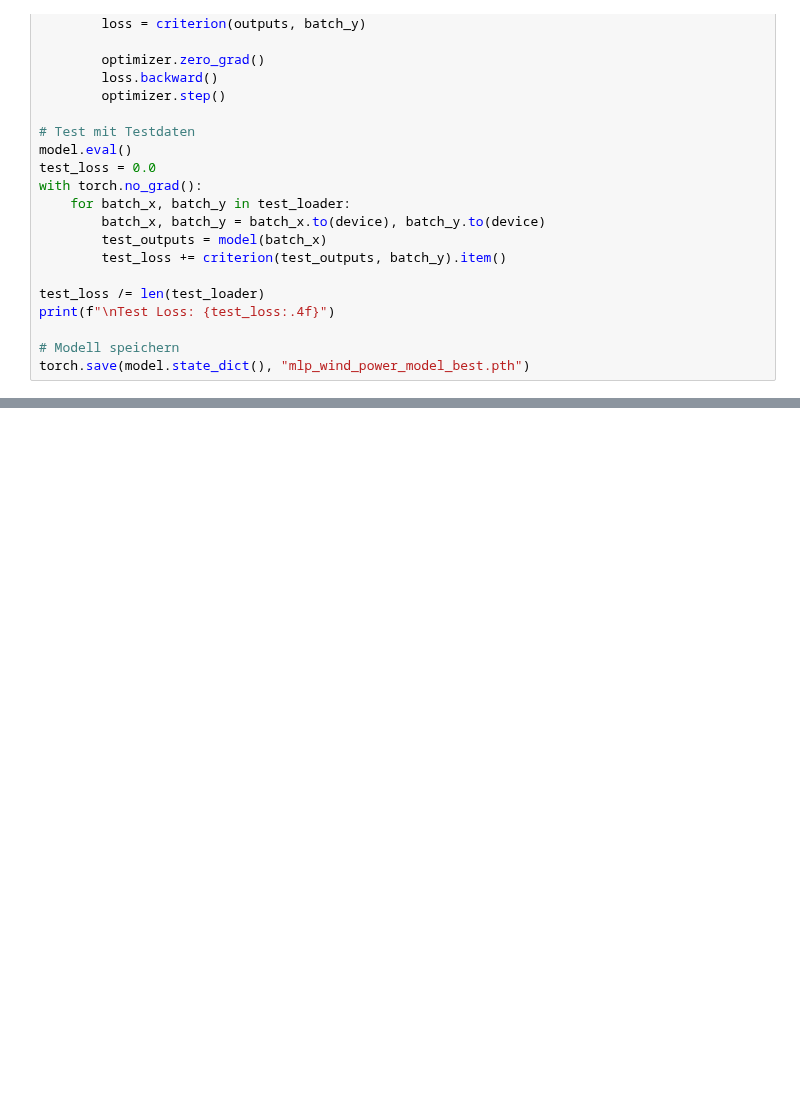
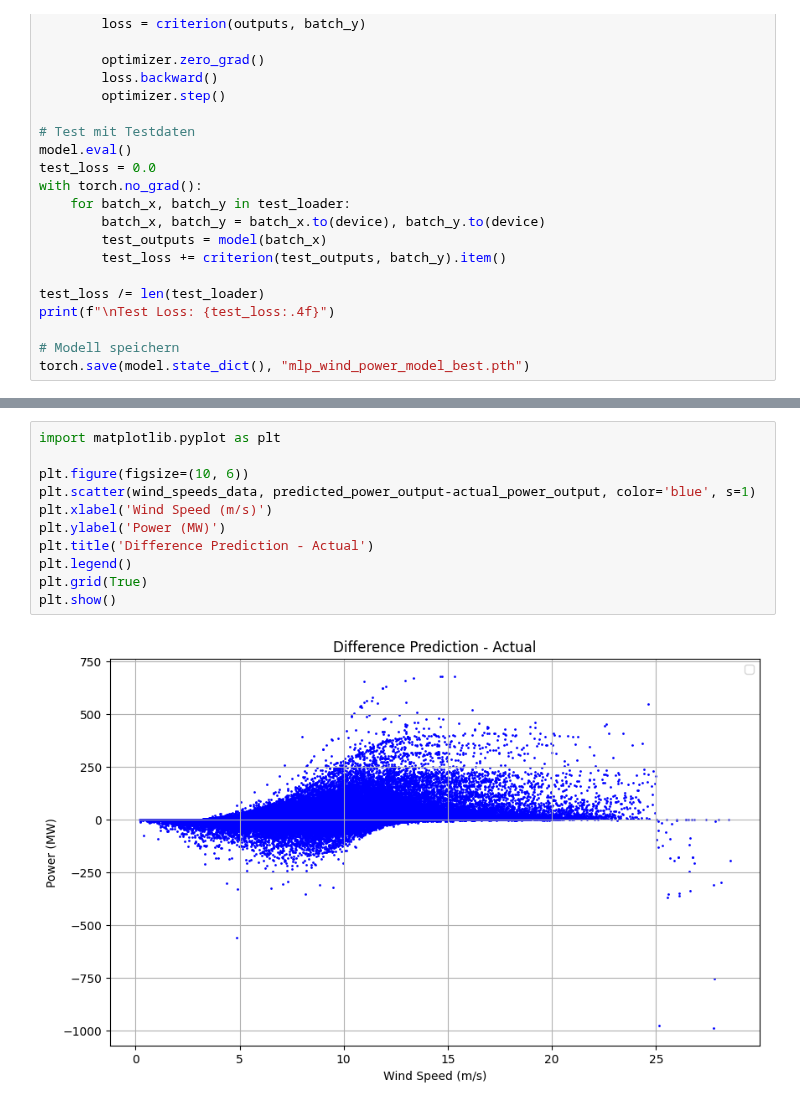
Before and after one commit to el-gif/Webapp, a Jupyter notebook: MLP.ipynb, the cells around one changed output, grey strips where cells are left out. Drawn from its saved outputs; the diff is of its cells as text; blank space fills up the shorter version.

```diff
--- a/MLP.ipynb
+++ b/MLP.ipynb
@@ -335,0 +430,13 @@ torch.save(model.state_dict(), "mlp_wind_power_model_best.pth")
+# %%
+import matplotlib.pyplot as plt
+
+plt.figure(figsize=(10, 6))
+plt.scatter(wind_speeds_data, predicted_power_output-actual_power_output, color='blue', s=1)
+plt.xlabel('Wind Speed (m/s)')
+plt.ylabel('Power (MW)')
+plt.title('Difference Prediction - Actual')
+plt.legend()
+plt.grid(True)
+plt.show()
+# %% [output]
+[figure, added]
```
Also changed, not shown: parts of 13 cells of this notebook, 4 other files.
